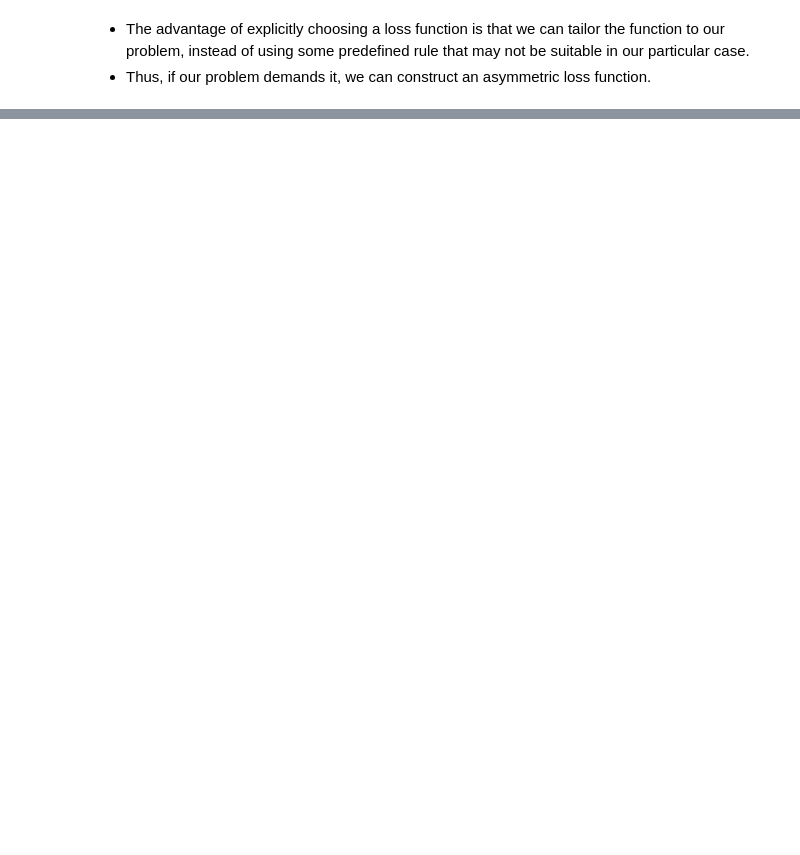
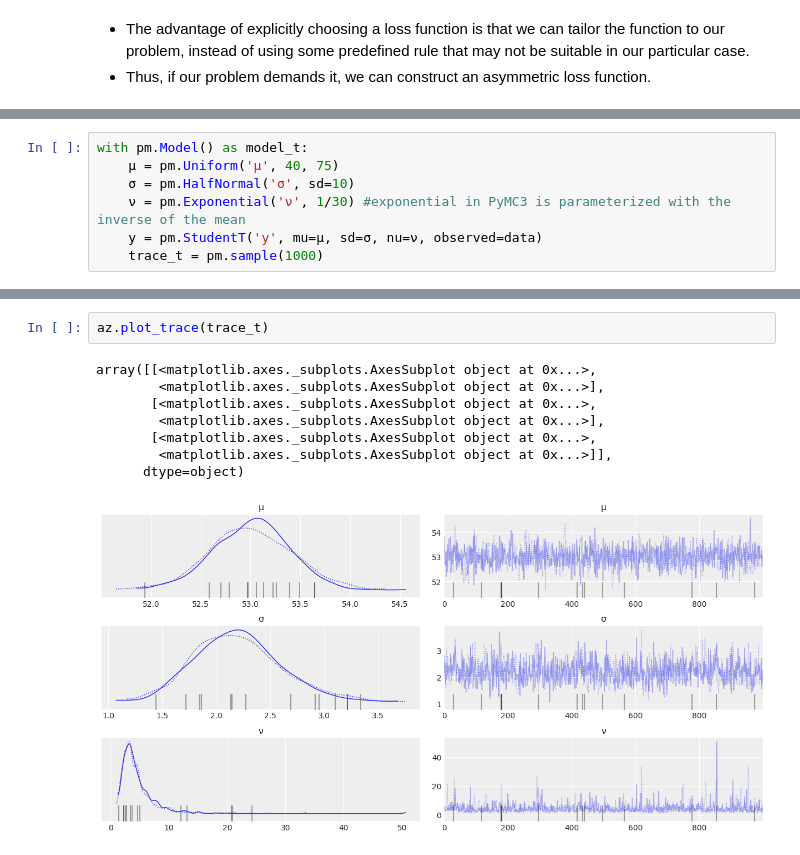
Before and after one commit to atharvakale31/PR_ML, a Jupyter notebook: Programming_Probastically.ipynb, the cells around one changed output, grey strips where cells are left out. Saved outputs shown, nothing was run; the diff lists cells and outputs as text; blank space fills up the shorter version.

```diff
--- a/Programming_Probastically.ipynb
+++ b/Programming_Probastically.ipynb
@@ -152,0 +267,7 @@ plt.xlim(-5, 5)
+# %%
+with pm.Model() as model_t:
+    μ = pm.Uniform('μ', 40, 75)
+    σ = pm.HalfNormal('σ', sd=10)
+    ν = pm.Exponential('ν', 1/30) #exponential in PyMC3 is parameterized with the inverse of the mean
+    y = pm.StudentT('y', mu=μ, sd=σ, nu=ν, observed=data)
+    trace_t = pm.sample(1000)
@@ -152,0 +284,11 @@ plt.xlim(-5, 5)
+# %%
+az.plot_trace(trace_t)
+# %% [output]
+array([[<matplotlib.axes._subplots.AxesSubplot object at 0x...>,
+        <matplotlib.axes._subplots.AxesSubplot object at 0x...>],
+       [<matplotlib.axes._subplots.AxesSubplot object at 0x...>,
+        <matplotlib.axes._subplots.AxesSubplot object at 0x...>],
+       [<matplotlib.axes._subplots.AxesSubplot object at 0x...>,
+        <matplotlib.axes._subplots.AxesSubplot object at 0x...>]],
+      dtype=object)
+[figure, added]
```
Also changed, not shown: parts of 38 cells of this notebook.
